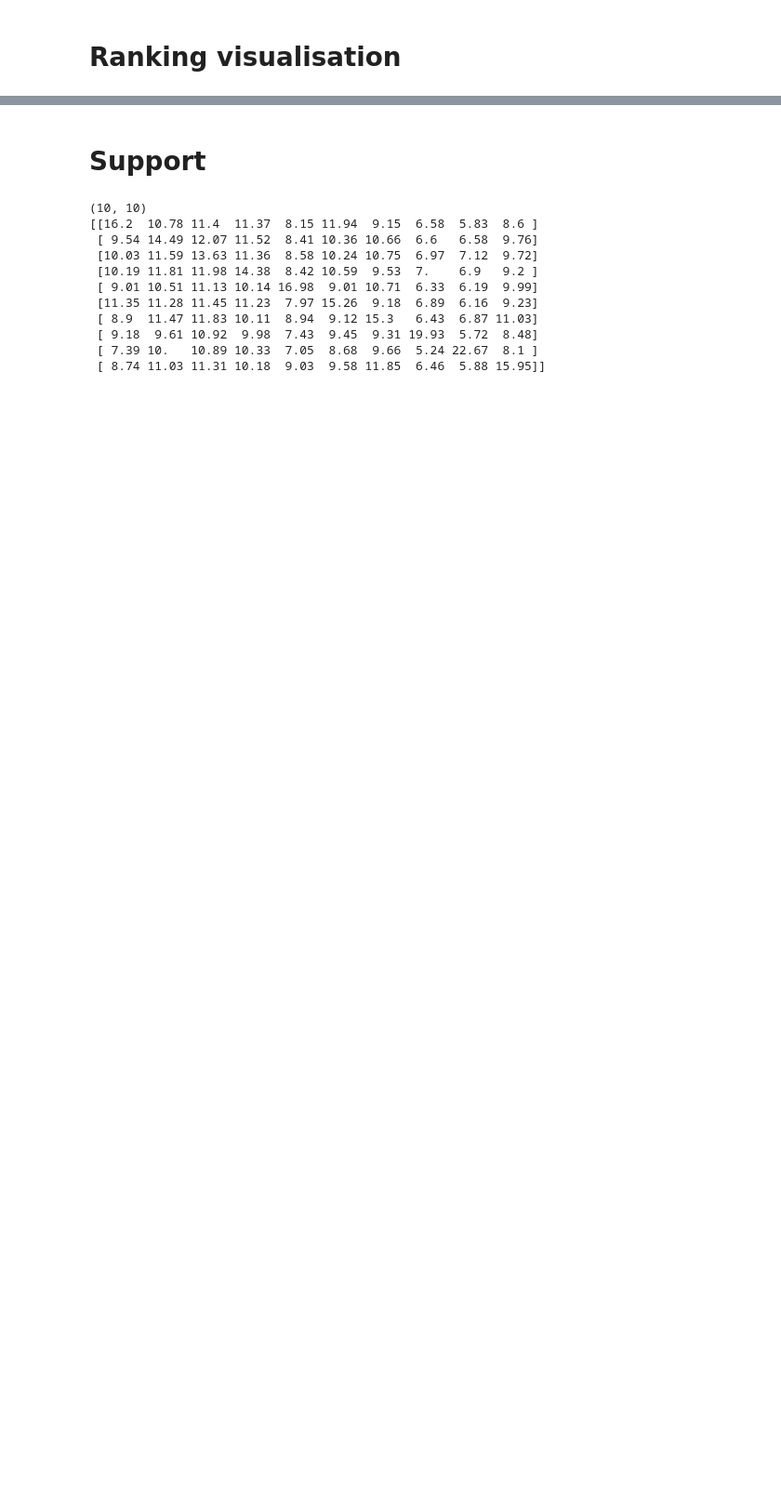
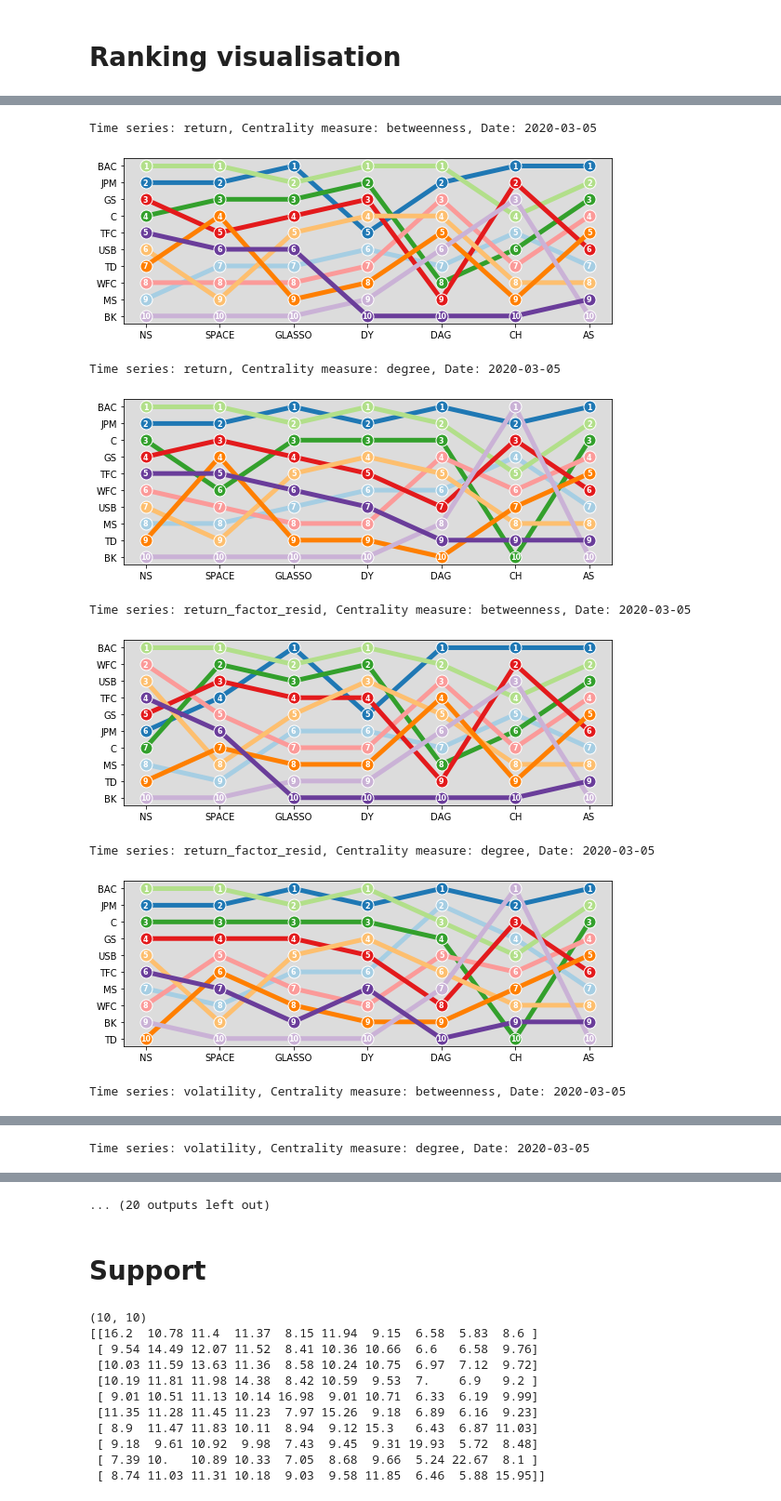
Before and after one commit to paparon96/FinancialNetworks, a Jupyter notebook: Network_comparison_centrality.ipynb, the cells around one changed output, grey strips where cells are left out. Shown at 93% size. Cells and saved outputs as stored; diff of their text form; code cells hidden in the pictures; blank space fills up the shorter version.

```diff
--- a/Network_comparison_centrality.ipynb
+++ b/Network_comparison_centrality.ipynb
@@ -266,0 +357,46 @@ rank_viz(varnames,ranking_df,centrality_type,date,ts_type)
+# %%
+# Parameters
+varnames = ["MS","JPM","BAC","C","WFC","GS","USB","TD","BK","TFC"]
+methods = ['NS','SPACE','GLASSO','DY','DAG']
+
+# Additional (control) measures
+cross_holdings = True
+asset_sizes = True
+if cross_holdings:
+    CH_network = CH_network
+else:
+    CH_network = None
+
+if asset_sizes:
+    varnames_sorted_by_asset = varnames_sorted_by_asset
+else:
+    varnames_sorted_by_asset = None
+
+
+dy_threshold = 10.5
+
+# Iterables
+dates = ["2020-03-05","2020-06-30"]
+ts_types = ["return","return_factor_resid","volatility","volatility_factor_resid"]
+centrality_types = ["betweenness","degree"]
+# %%
+# Run the wrapper function
+for date in dates:
+    for ts_type in ts_types:
+        for centrality_type in centrality_types:
+
+            print("Time series: {}, Centrality measure: {}, Date: {}".format(ts_type,centrality_type,date))
+
+            workflow_wrapper_function(date=date,methods=methods,ts_type=ts_type,dy_threshold=dy_threshold,
+                         centrality_type=centrality_type,varnames=varnames,
+                        asset_sizes=varnames_sorted_by_asset,cross_holding_network=CH_network)
+# %% [output]
+Time series: return, Centrality measure: betweenness, Date: 2020-03-05
+[figure, added]
+Time series: return, Centrality measure: degree, Date: 2020-03-05
+[figure, added]
+Time series: return_factor_resid, Centrality measure: betweenness, Date: 2020-03-05
+[figure, added]
+Time series: return_factor_resid, Centrality measure: degree, Date: 2020-03-05
+[figure, added]
+Time series: volatility, Centrality measure: betweenness, Date: 2020-03-05
@@ -266,0 +404 @@ rank_viz(varnames,ranking_df,centrality_type,date,ts_type)
+Time series: volatility, Centrality measure: degree, Date: 2020-03-05
@@ -267,3 +406,4 @@ rank_viz(varnames,ranking_df,centrality_type,date,ts_type)
+... (20 outputs left out)
 # %% [markdown]
 # Support
 # %%
```
Also changed, not shown: parts of 13 cells of this notebook, 17 other files.
